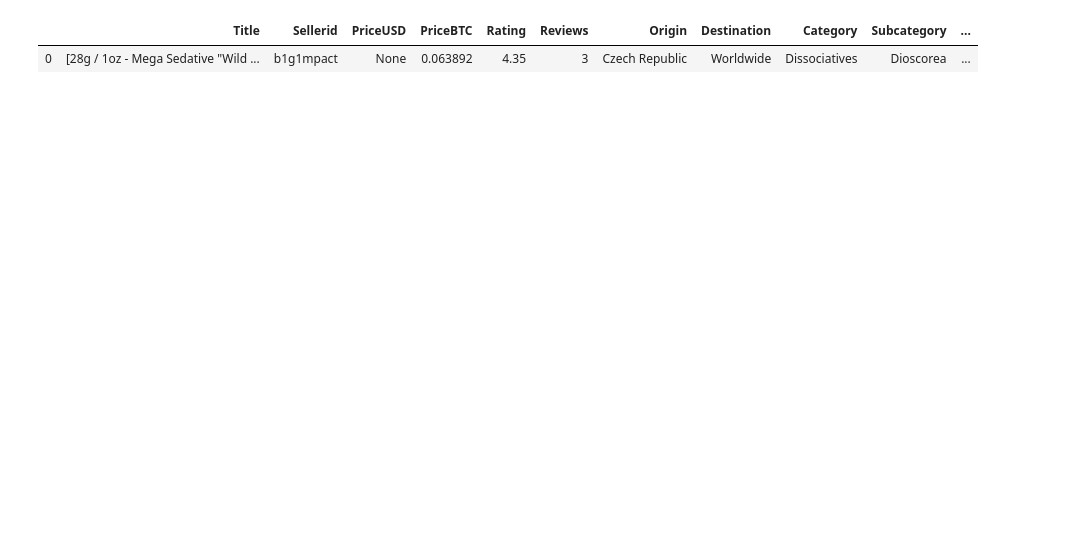
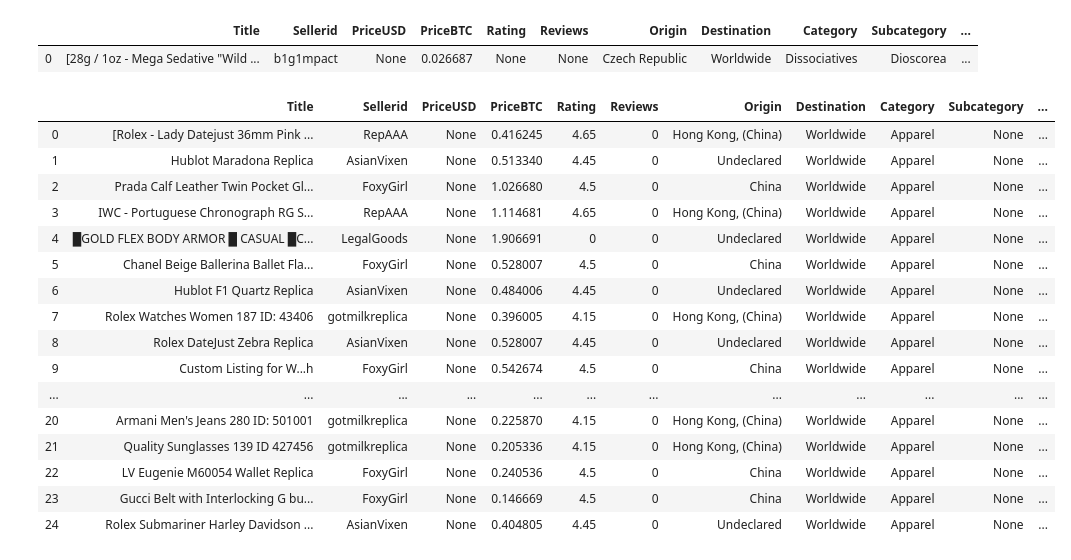
Before and after one commit to danielpetterson/darkwebmarkets, a Jupyter notebook: cryptomarket-sr2.ipynb, the cells around one changed output. Cells and saved outputs as stored; diff of their text form; code cells hidden in the pictures; blank space fills up the shorter version.

Commit message:
Corrected extraction functions
Completed functions to extract from all dates except August 18 to 29th. Need to edit first function.

```diff
--- a/cryptomarket-sr2.ipynb
+++ b/cryptomarket-sr2.ipynb
@@ -23,7 +24,7 @@ def converthtmlsr2(folder):
 def cleanhtmlsr2(filename):
   """Extracts relevant information from SilkRoad2 html files.
   Resulting dataframe contains:
-  Title, Seller ID, priceUSD, priceBTC, Rating, Reviews, Origin, Destination, Category, Subcategory, Market Name and Date Scraped"""
+  Title, Seller ID, priceUSD, priceBTC, Vendor Rating, Product Review Count, Origin, Destination, Category, Subcategory, Market Name and Date Scraped"""
   with open(filename, encoding='utf8') as infile:  # Open file to support utf8 encoding
     raw_html = BeautifulSoup(infile, "lxml")
   title_raw = raw_html.find_all('div', {'class' :'item_title'})
@@ -56,14 +57,17 @@ def cleanhtmlsr2(filename):
 
 #cleanhtmlsr2('D:/Darkweb Data/dnmarchives/silkroad2.tar/silkroad2/2013-12-20/categories/art/items.html')
 #cleanhtmlsr2('D:/Darkweb Data/dnmarchives/silkroad2.tar/silkroad2/2013-12-20/categories/drugs-dissociatives-dioscorea/items.html')
-#cleanhtmlsr2('D:/Darkweb Data/dnmarchives/silkroad2.tar/silkroad2/2013-12-20/categories/drugs-stimulants/items.html')
+cleanhtmlsr2('D:/Darkweb Data/dnmarchives/silkroad2.tar/silkroad2/2014-01-16/categories/drugs-dissociatives-dioscorea/items.html')
+# %% [output]
+|  | Title | Sellerid | PriceUSD | PriceBTC | Rating | Reviews | Origin | Destination | Category | Subcategory | ... |
+| 0 | [28g / 1oz - Mega Sedative "Wild ... | b1g1mpact | None | 0.026687 | None | None | Czech Republic | Worldwide | Dissociatives | Dioscorea | ... |
 # %%
 #works for final date
 
 def cleanhtmlsr2part2(filename):
   """Extracts relevant information from SilkRoad2 html files.
   Resulting dataframe contains:
-  Title, Seller ID, priceUSD, priceBTC, Rating, Reviews, Origin, Destination, Category, Subcategory, Market Name and Date Scraped"""
+  Title, Seller ID, priceUSD, priceBTC, Vendor Rating, Product Review Count, Origin, Destination, Category, Subcategory, Market Name and Date Scraped"""
   with open(filename, encoding='utf8') as infile:  # Open file to support utf8 encoding
     raw_html = BeautifulSoup(infile, "lxml")
   title_raw = raw_html.find_all('div', {'class' :'item_title'})
@@ -78,35 +82,56 @@ def cleanhtmlsr2part2(filename):
   origin_full = [i.split('\n ')[1] for i in shipping]
   origin = [i.split(': ', 1)[1] for i in origin_full]
   destination_full = [i.split('\n ')[2] for i in shipping]
   destination = [i.split(': ', 1)[1] for i in destination_full]
   price_raw = raw_html.find_all('div', {'class' : 'price'})
   priceBTC = [i.text for i in price_raw]
   priceBTC = [i.replace('฿','') for i in priceBTC]
   rating_full = raw_html.find_all('span', {'class' : 'vendor_rating average'})  # Seller Rating. Out of 5.
   rating = [i.split('\n')[2] for i in sellerid_full]
   for i in range(0, len(rating)):
-    rating[i] = int(rating[i])/20
+    try:
+      float(rating[i])
+    except ValueError:
+      rating[i] = 0
+  if rating != None:
+    for i in range(0, len(rating)):
+      rating[i] = float(rating[i])/20
   reviews_full = raw_html.find_all('div', {'class' : 'rating_count'}) # The number of customer reviews
   reviews = [i.text for i in reviews_full]
   for i in range(0, len(reviews)):
     reviews[i] = reviews[i].replace('(','').replace(')','')
     reviews[i] = int(reviews[i])
   priceUSD = [] # Price in American Dollars
   category_raw = os.path.abspath(os.path.join(filename, os.pardir))
   category_raw =  re.sub(r'^.*\\', '',category_raw).replace('drugs-','').capitalize() + '-None'
   category = category_raw.split('-')[0]
   category = [category] * len(title) # Fill column with single category value
   subcat = category_raw.split('-')[1].capitalize()
   subcat = [subcat] * len(title)
   market = ['SilkRoad2'] * len(title) # Fill column with single market name value
   date = [str(Path(filename).parents[2])[-10:]] * len(title)  # # Fill column with single date value
   df = pd.DataFrame([title,sellerid,priceUSD,priceBTC,rating,reviews,origin,destination,category,subcat,market,date]).transpose()  # Create df and transpose
   df.columns = ['Title','Sellerid','PriceUSD','PriceBTC','Rating','Reviews','Origin','Destination','Category','Subcategory','Market','Date']  # Assign column names to df
   return df
 
-cleanhtmlsr2part2('D:/Darkweb Data/dnmarchives/silkroad2.tar/silkroad2/2014-11-05/categories/art/items.html')
-cleanhtmlsr2part2('D:/Darkweb Data/dnmarchives/silkroad2.tar/silkroad2/2014-11-05/categories/drugs-dissociatives-dioscorea/items.html')
-cleanhtmlsr2part2('D:/Darkweb Data/dnmarchives/silkroad2.tar/silkroad2/2014-11-05/categories/drugs-stimulants/items.html')
+#cleanhtmlsr2part2('D:/Darkweb Data/dnmarchives/silkroad2.tar/silkroad2/2014-11-05/categories/art/items.html')
+cleanhtmlsr2part2('D:/Darkweb Data/dnmarchives/silkroad2.tar/silkroad2/2014-10-04/categories/apparel/items_page=11.html')
+#cleanhtmlsr2part2('D:/Darkweb Data/dnmarchives/silkroad2.tar/silkroad2/2014-10-04/categories/drugs-stimulants/items.html')
 # %% [output]
 |  | Title | Sellerid | PriceUSD | PriceBTC | Rating | Reviews | Origin | Destination | Category | Subcategory | ... |
-| 0 | [28g / 1oz - Mega Sedative "Wild ... | b1g1mpact | None | 0.063892 | 4.35 | 3 | Czech Republic | Worldwide | Dissociatives | Dioscorea | ... |
+| 0 | [Rolex - Lady Datejust 36mm Pink ... | RepAAA | None | 0.416245 | 4.65 | 0 | Hong Kong, (China) | Worldwide | Apparel | None | ... |
+| 1 | Hublot Maradona Replica | AsianVixen | None | 0.513340 | 4.45 | 0 | Undeclared | Worldwide | Apparel | None | ... |
+| 2 | Prada Calf Leather Twin Pocket Gl... | FoxyGirl | None | 1.026680 | 4.5 | 0 | China | Worldwide | Apparel | None | ... |
+| 3 | IWC - Portuguese Chronograph RG S... | RepAAA | None | 1.114681 | 4.65 | 0 | Hong Kong, (China) | Worldwide | Apparel | None | ... |
+| 4 | █GOLD FLEX BODY ARMOR █ CASUAL █C... | LegalGoods | None | 1.906691 | 0 | 0 | Undeclared | Worldwide | Apparel | None | ... |
+| 5 | Chanel Beige Ballerina Ballet Fla... | FoxyGirl | None | 0.528007 | 4.5 | 0 | China | Worldwide | Apparel | None | ... |
+| 6 | Hublot F1 Quartz Replica | AsianVixen | None | 0.484006 | 4.45 | 0 | Undeclared | Worldwide | Apparel | None | ... |
+| 7 | Rolex Watches Women 187 ID: 43406 | gotmilkreplica | None | 0.396005 | 4.15 | 0 | Hong Kong, (China) | Worldwide | Apparel | None | ... |
+| 8 | Rolex DateJust Zebra Replica | AsianVixen | None | 0.528007 | 4.45 | 0 | Undeclared | Worldwide | Apparel | None | ... |
+| 9 | Custom Listing for W...h | FoxyGirl | None | 0.542674 | 4.5 | 0 | China | Worldwide | Apparel | None | ... |
+| ... | ... | ... | ... | ... | ... | ... | ... | ... | ... | ... | ... |
+| 20 | Armani Men's Jeans 280 ID: 501001 | gotmilkreplica | None | 0.225870 | 4.15 | 0 | Hong Kong, (China) | Worldwide | Apparel | None | ... |
+| 21 | Quality Sunglasses 139 ID 427456 | gotmilkreplica | None | 0.205336 | 4.15 | 0 | Hong Kong, (China) | Worldwide | Apparel | None | ... |
+| 22 | LV Eugenie M60054 Wallet Replica | FoxyGirl | None | 0.240536 | 4.5 | 0 | China | Worldwide | Apparel | None | ... |
+| 23 | Gucci Belt with Interlocking G bu... | FoxyGirl | None | 0.146669 | 4.5 | 0 | China | Worldwide | Apparel | None | ... |
+| 24 | Rolex Submariner Harley Davidson ... | AsianVixen | None | 0.404805 | 4.45 | 0 | Undeclared | Worldwide | Apparel | None | ... |
```
Also changed, not shown: parts of 6 cells of this notebook.
